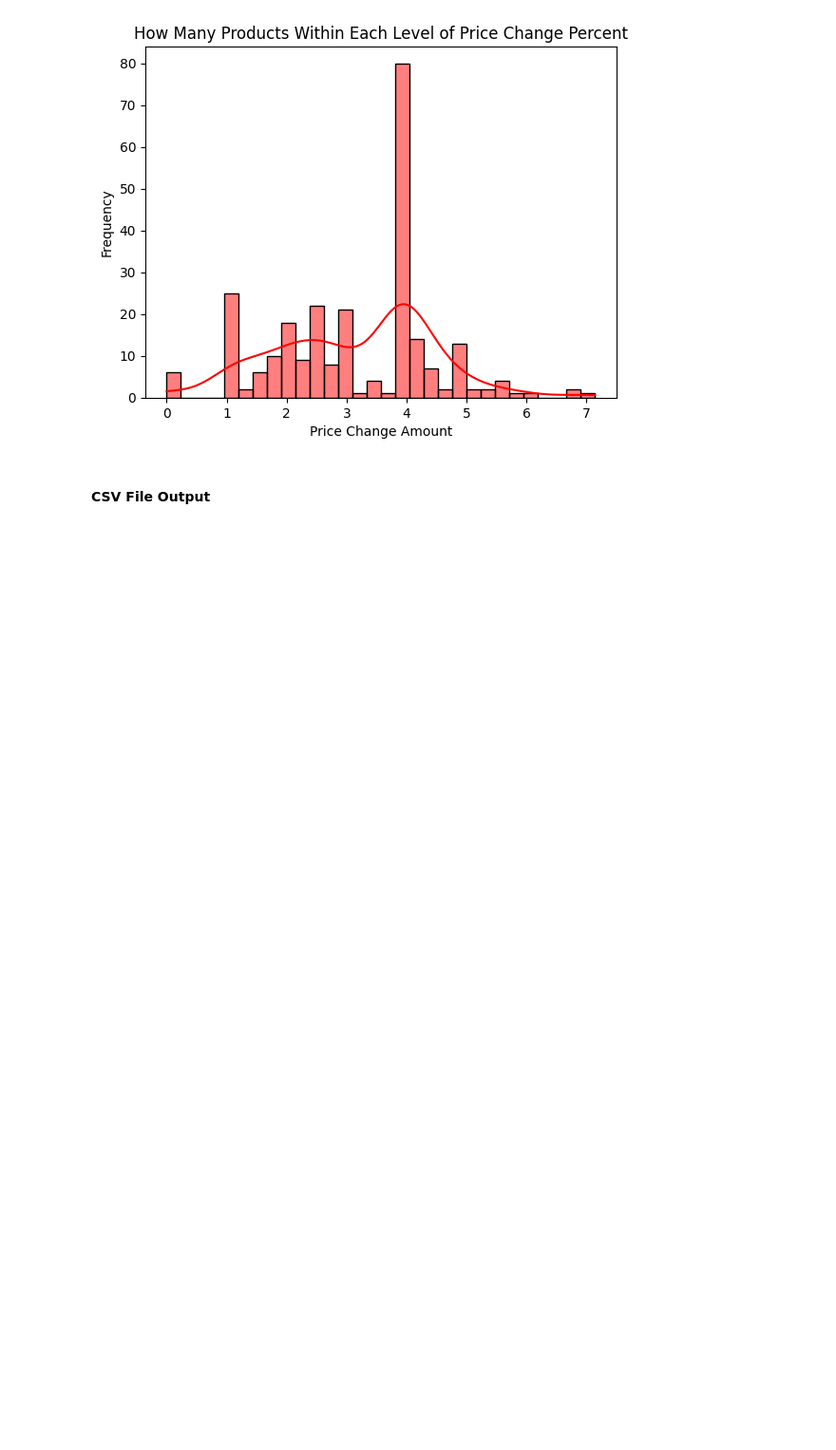
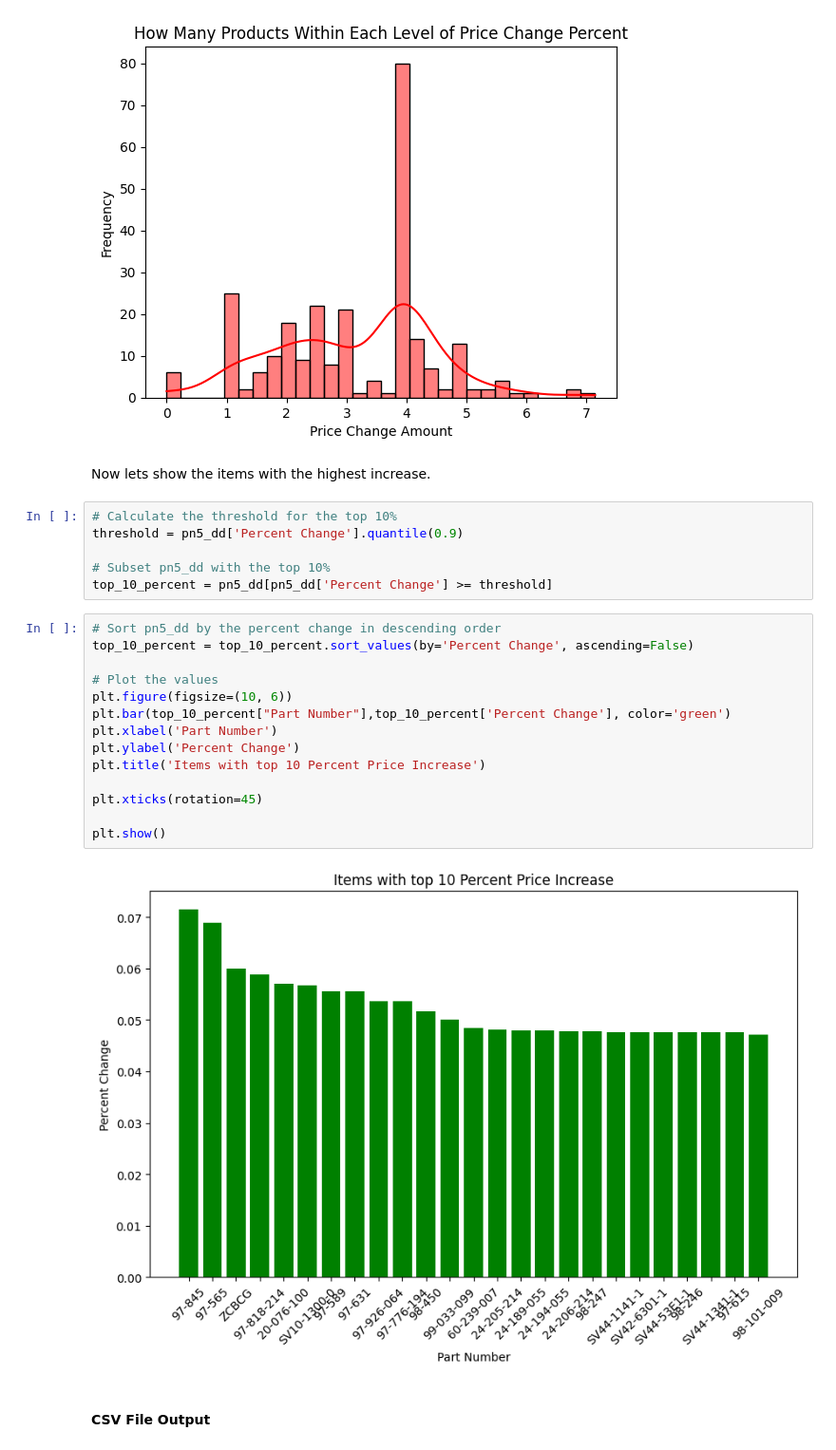
Before and after one commit to pvstewar/Python_Price_Scraper_Ergo, a Jupyter notebook: Price Scarper Ergo_gh.ipynb, the cells around one changed output. Shown: that part at 95% size. Cells and saved outputs as stored; diff of their text form; blank space fills up the shorter version.

Commit message:
Added visualizations and cleaned cells.

```diff
--- a/Price Scarper Ergo_gh.ipynb
+++ b/Price Scarper Ergo_gh.ipynb
@@ -615,6 +592,30 @@ plt.title('How Many Products Within Each Level of Price Change Percent')
 plt.show()
 # %% [output]
 [figure]
+# %% [markdown]
+Now lets show the items with the highest increase.
+# %%
+# Calculate the threshold for the top 10%
+threshold = pn5_dd['Percent Change'].quantile(0.9)
+
+# Subset pn5_dd with the top 10%
+top_10_percent = pn5_dd[pn5_dd['Percent Change'] >= threshold]
+# %%
+# Sort pn5_dd by the percent change in descending order
+top_10_percent = top_10_percent.sort_values(by='Percent Change', ascending=False)
+
+# Plot the values
+plt.figure(figsize=(10, 6))
+plt.bar(top_10_percent["Part Number"],top_10_percent['Percent Change'], color='green')
+plt.xlabel('Part Number')
+plt.ylabel('Percent Change')
+plt.title('Items with top 10 Percent Price Increase')
+
+plt.xticks(rotation=45)
+
+plt.show()
+# %% [output]
+[figure, added]
 # %% [markdown]
 #### CSV File Output
 # %%
```
Also changed, not shown: parts of 1 cell of this notebook.
